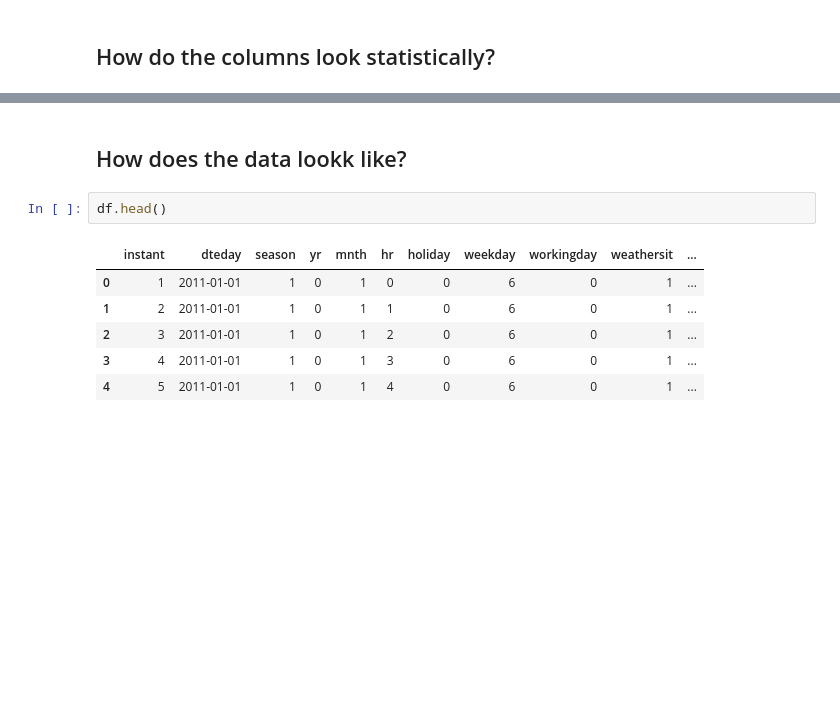
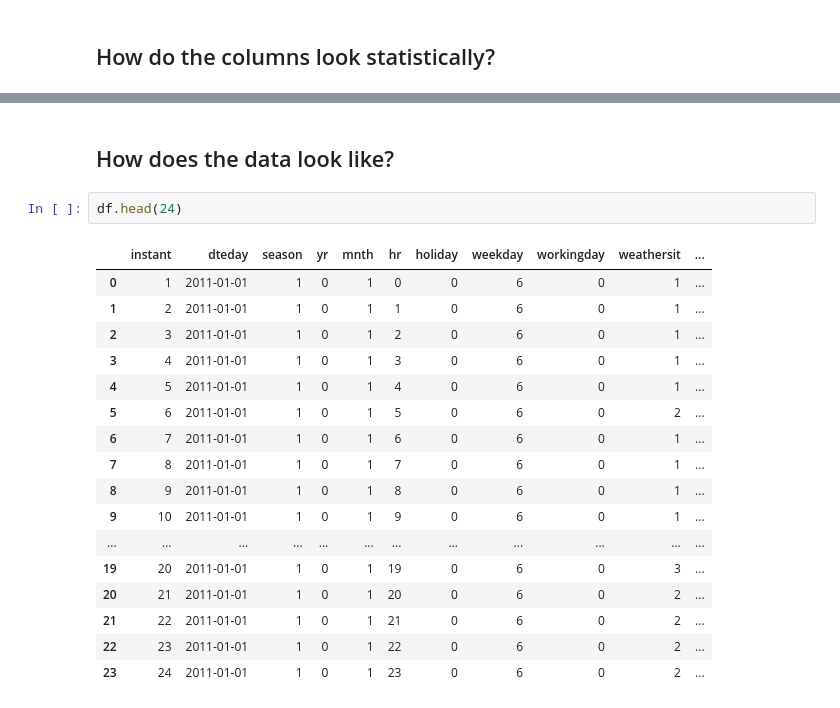
Before and after one commit to floanwelt/nn-python, a Jupyter notebook: neural_network.ipynb, the cells around one changed output, grey strips where cells are left out. Saved outputs shown, nothing was run; the diff lists cells and outputs as text; blank space fills up the shorter version.

```diff
--- a/neural_network.ipynb
+++ b/neural_network.ipynb
@@ -54,13 +54,24 @@ df.describe()
 | 75% | 13034.5000 | 3.000000 | 1.000000 | 10.000000 | 18.000000 | 0.000000 | 5.000000 | 1.000000 | 2.000000 | 0.660000 | ... |
 | max | 17379.0000 | 4.000000 | 1.000000 | 12.000000 | 23.000000 | 1.000000 | 6.000000 | 1.000000 | 4.000000 | 1.000000 | ... |
 # %% [markdown]
-## How does the data lookk like?
+## How does the data look like?
 # %%
-df.head()
+df.head(24)
 # %% [output]
 |  | instant | dteday | season | yr | mnth | hr | holiday | weekday | workingday | weathersit | ... |
 | 0 | 1 | 2011-01-01 | 1 | 0 | 1 | 0 | 0 | 6 | 0 | 1 | ... |
 | 1 | 2 | 2011-01-01 | 1 | 0 | 1 | 1 | 0 | 6 | 0 | 1 | ... |
 | 2 | 3 | 2011-01-01 | 1 | 0 | 1 | 2 | 0 | 6 | 0 | 1 | ... |
 | 3 | 4 | 2011-01-01 | 1 | 0 | 1 | 3 | 0 | 6 | 0 | 1 | ... |
 | 4 | 5 | 2011-01-01 | 1 | 0 | 1 | 4 | 0 | 6 | 0 | 1 | ... |
+| 5 | 6 | 2011-01-01 | 1 | 0 | 1 | 5 | 0 | 6 | 0 | 2 | ... |
+| 6 | 7 | 2011-01-01 | 1 | 0 | 1 | 6 | 0 | 6 | 0 | 1 | ... |
+| 7 | 8 | 2011-01-01 | 1 | 0 | 1 | 7 | 0 | 6 | 0 | 1 | ... |
+| 8 | 9 | 2011-01-01 | 1 | 0 | 1 | 8 | 0 | 6 | 0 | 1 | ... |
+| 9 | 10 | 2011-01-01 | 1 | 0 | 1 | 9 | 0 | 6 | 0 | 1 | ... |
+| ... | ... | ... | ... | ... | ... | ... | ... | ... | ... | ... | ... |
+| 19 | 20 | 2011-01-01 | 1 | 0 | 1 | 19 | 0 | 6 | 0 | 3 | ... |
+| 20 | 21 | 2011-01-01 | 1 | 0 | 1 | 20 | 0 | 6 | 0 | 2 | ... |
+| 21 | 22 | 2011-01-01 | 1 | 0 | 1 | 21 | 0 | 6 | 0 | 2 | ... |
+| 22 | 23 | 2011-01-01 | 1 | 0 | 1 | 22 | 0 | 6 | 0 | 2 | ... |
+| 23 | 24 | 2011-01-01 | 1 | 0 | 1 | 23 | 0 | 6 | 0 | 2 | ... |
```
Also changed, not shown: parts of 13 cells of this notebook, 1 other file.
